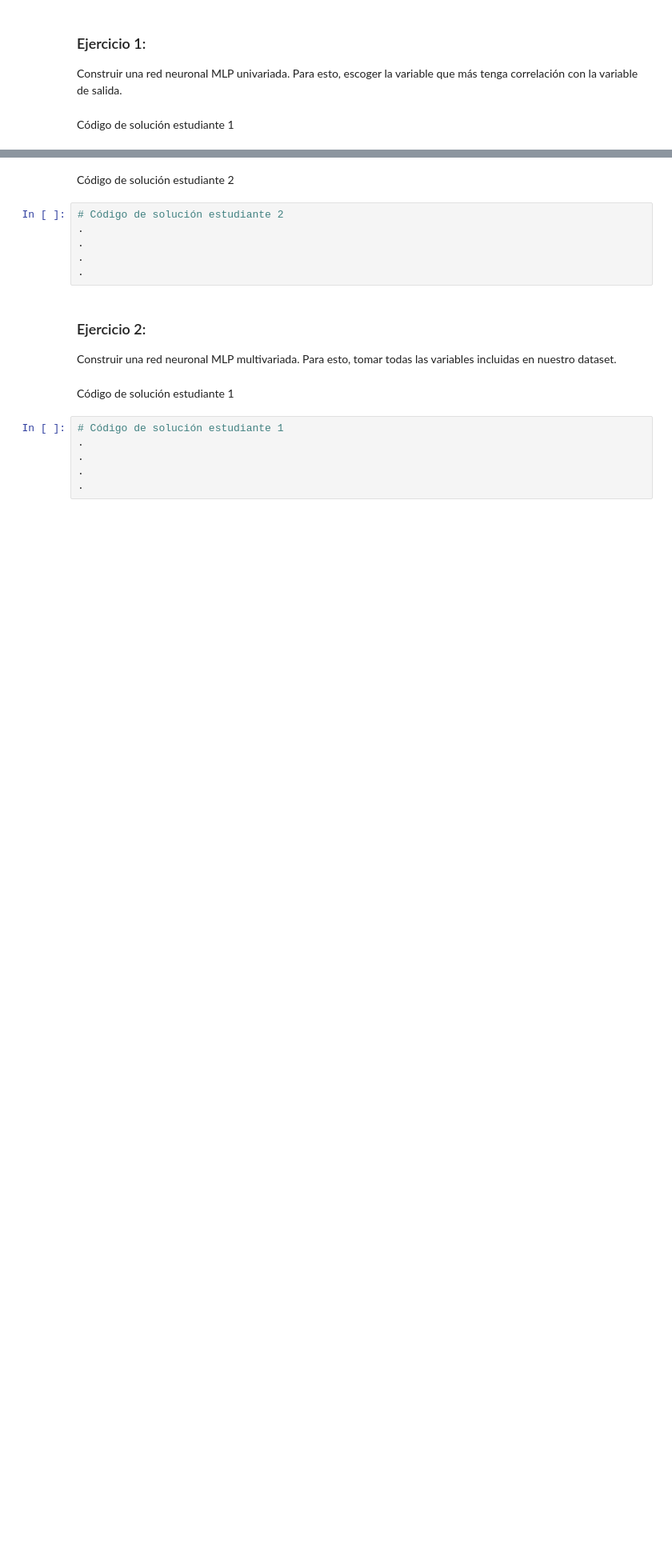
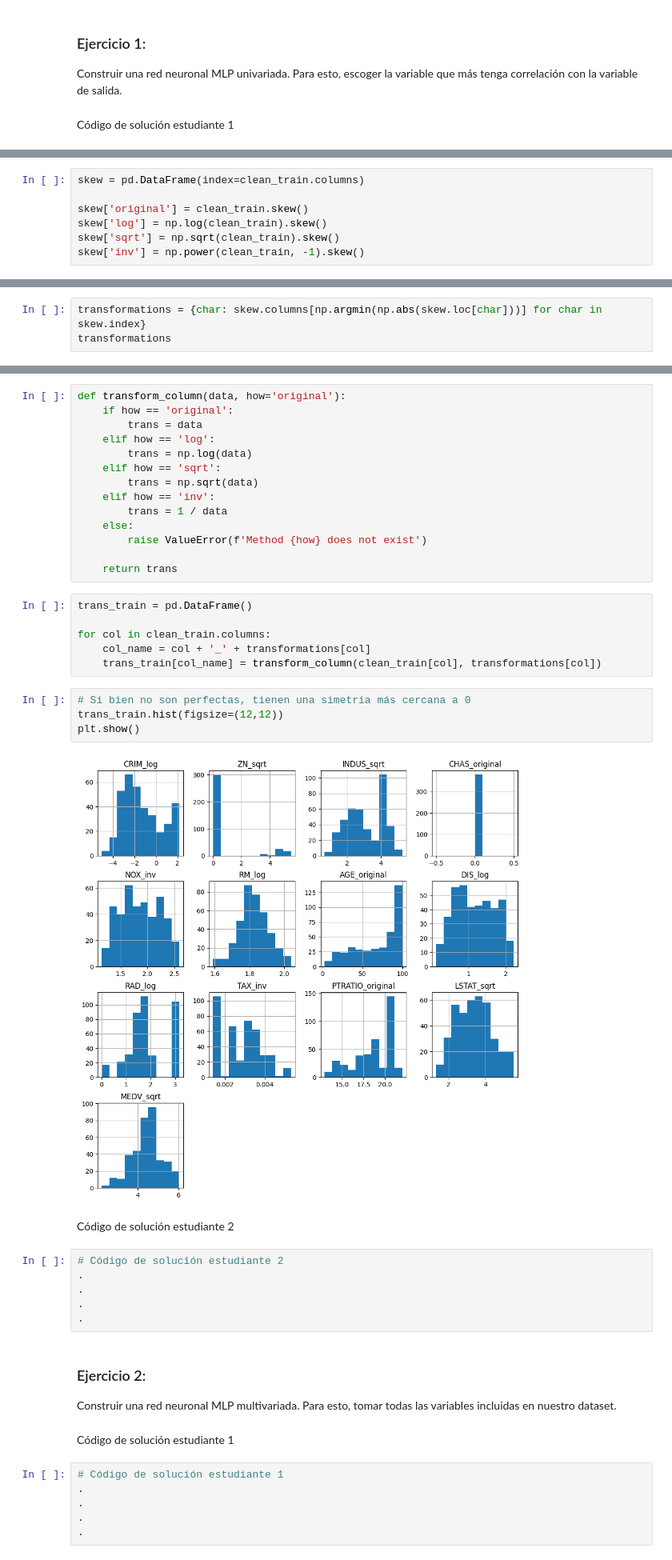
Before and after one commit to xagallegos/ProyectoConjunto_XGallegos_SDDue-as, a Jupyter notebook: Tarea4.ipynb, the cells around one changed output, grey strips where cells are left out. Shown at 80% size. Drawn from its saved outputs; the diff is of its cells as text; blank space fills up the shorter version.

```diff
--- a/Tarea4.ipynb
+++ b/Tarea4.ipynb
@@ -66,0 +126,7 @@ Código de solución estudiante 1
+# %%
+skew = pd.DataFrame(index=clean_train.columns)
+
+skew['original'] = clean_train.skew()
+skew['log'] = np.log(clean_train).skew()
+skew['sqrt'] = np.sqrt(clean_train).skew()
+skew['inv'] = np.power(clean_train, -1).skew()
@@ -66,0 +150,3 @@ Código de solución estudiante 1
+# %%
+transformations = {char: skew.columns[np.argmin(np.abs(skew.loc[char]))] for char in skew.index}
+transformations
@@ -67,3 +167,29 @@ Código de solución estudiante 1
+# %%
+def transform_column(data, how='original'):
+    if how == 'original':
+        trans = data
+    elif how == 'log':
+        trans = np.log(data)
+    elif how == 'sqrt':
+        trans = np.sqrt(data)
+    elif how == 'inv':
+        trans = 1 / data
+    else:
+        raise ValueError(f'Method {how} does not exist')
+
+    return trans
+# %%
+trans_train = pd.DataFrame()
+
+for col in clean_train.columns:
+    col_name = col + '_' + transformations[col]
+    trans_train[col_name] = transform_column(clean_train[col], transformations[col])
+# %%
+# Si bien no son perfectas, tienen una simetría más cercana a 0
+trans_train.hist(figsize=(12,12))
+plt.show()
+# %% [output]
+[figure, added]
 # %% [markdown]
 Código de solución estudiante 2
 # %%
```
Also changed, not shown: parts of 13 cells of this notebook.
